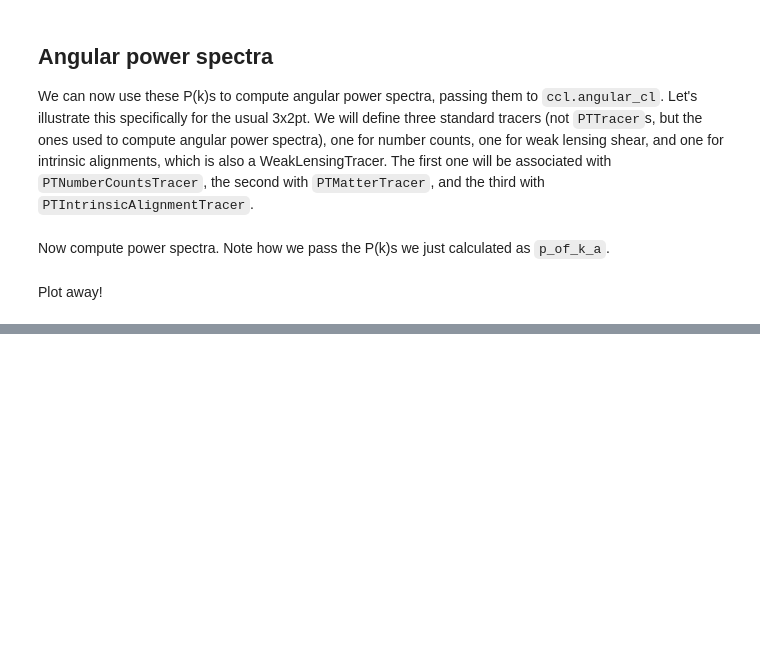
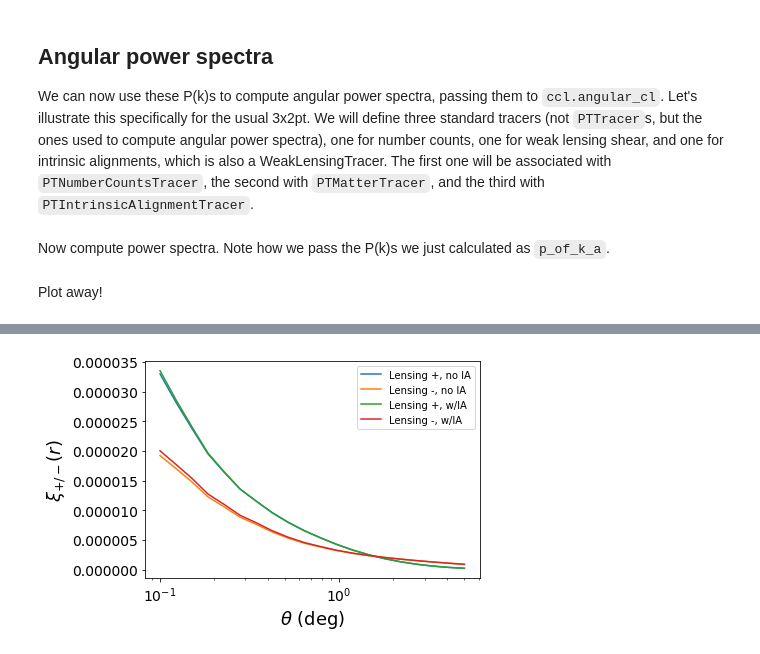
Before and after one commit to LSSTDESC/CCLX, a Jupyter notebook: PerturbationTheoryPk.ipynb, the cells around one changed output, grey strips where cells are left out. Cells and saved outputs as stored; diff of their text form; code cells hidden in the pictures; blank space fills up the shorter version.

```diff
--- a/PerturbationTheoryPk.ipynb
+++ b/PerturbationTheoryPk.ipynb
@@ -187,0 +192,29 @@ plt.show()
+# %%
+theta_deg = np.logspace(-1, np.log10(5.), 20) # Theta is in degrees
+
+#Cosmic shear:
+xi_plus_IA = ccl.correlation(cosmo, ell, cls['II']+ cls['GI']+cls['IG'],
+                          theta_deg, type='GG+', method='FFTLog')
+xi_minus_IA = ccl.correlation(cosmo, ell, cls['II']+ cls['GI']+cls['IG'],
+                           theta_deg, type='GG-', method='FFTLog')
+
+xi_plus = ccl.correlation(cosmo, ell, cls['GG'],
+                          theta_deg, type='GG+', method='FFTLog')
+xi_minus = ccl.correlation(cosmo, ell, cls['GG'],
+                           theta_deg, type='GG-', method='FFTLog')
+# %%
+# Plot
+plt.plot(theta_deg, xi_plus, label='Lensing +, no IA')
+plt.plot(theta_deg, xi_minus, label='Lensing -, no IA')
+plt.plot(theta_deg, xi_plus+xi_plus_IA, label='Lensing +, w/IA')
+plt.plot(theta_deg, xi_minus+xi_minus_IA, label='Lensing -, w/IA')
+
+plt.xticks(fontsize=14)
+plt.yticks(fontsize=14)
+plt.xscale('log')
+plt.legend(loc='upper right')
+plt.xlabel(r'$\theta$ (deg)',fontsize=18)
+plt.ylabel(r'$\xi_{+/-} (r)$',fontsize=18)
+plt.show()
+# %% [output]
+[figure, added]
```
Also changed, not shown: parts of 6 cells of this notebook.
